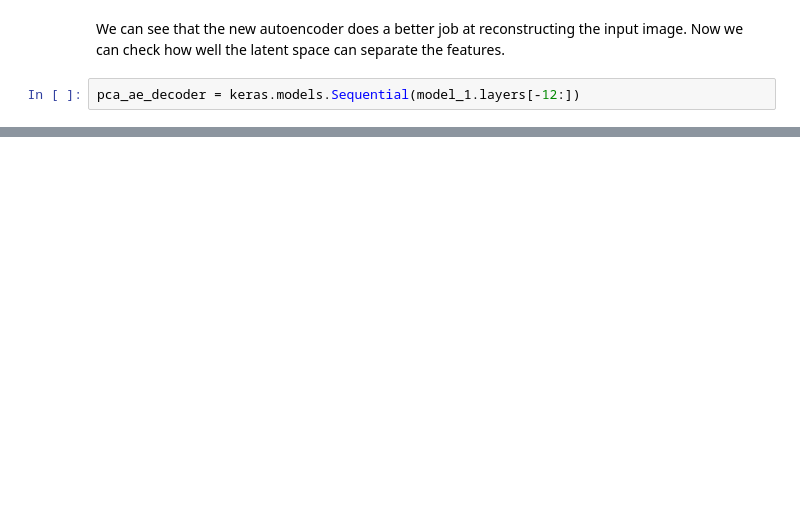
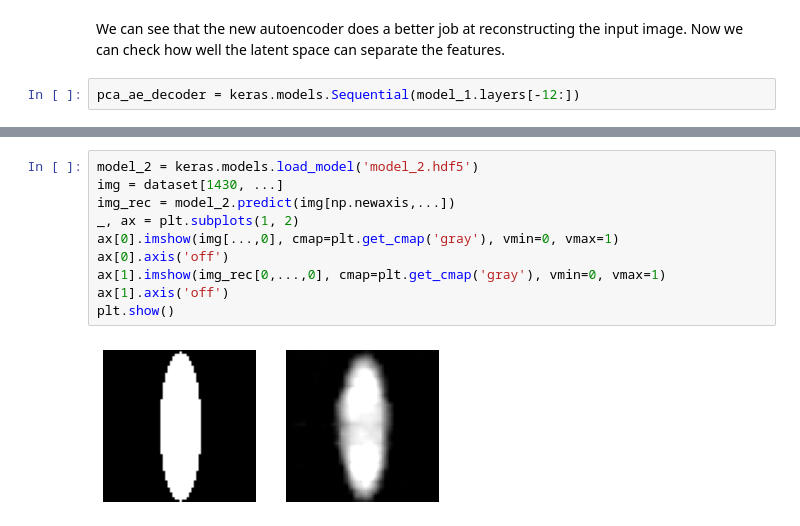
Before and after one commit to chuckedfromspace/pythonize, a Jupyter notebook: pythonize/ml/pca_ae_hierarchy.ipynb, the cells around one changed output, grey strips where cells are left out. Drawn from its saved outputs; the diff is of its cells as text; blank space fills up the shorter version.

```diff
--- a/pythonize/ml/pca_ae_hierarchy.ipynb
+++ b/pythonize/ml/pca_ae_hierarchy.ipynb
@@ -388,0 +439,12 @@ It is clear that the hierarchical method works as intended. It's interesting to
+# %%
+model_2 = keras.models.load_model('model_2.hdf5')
+img = dataset[1430, ...]
+img_rec = model_2.predict(img[np.newaxis,...])
+_, ax = plt.subplots(1, 2)
+ax[0].imshow(img[...,0], cmap=plt.get_cmap('gray'), vmin=0, vmax=1)
+ax[0].axis('off')
+ax[1].imshow(img_rec[0,...,0], cmap=plt.get_cmap('gray'), vmin=0, vmax=1)
+ax[1].axis('off')
+plt.show()
+# %% [output]
+[figure, added]
```
Also changed, not shown: parts of 22 cells of this notebook.
